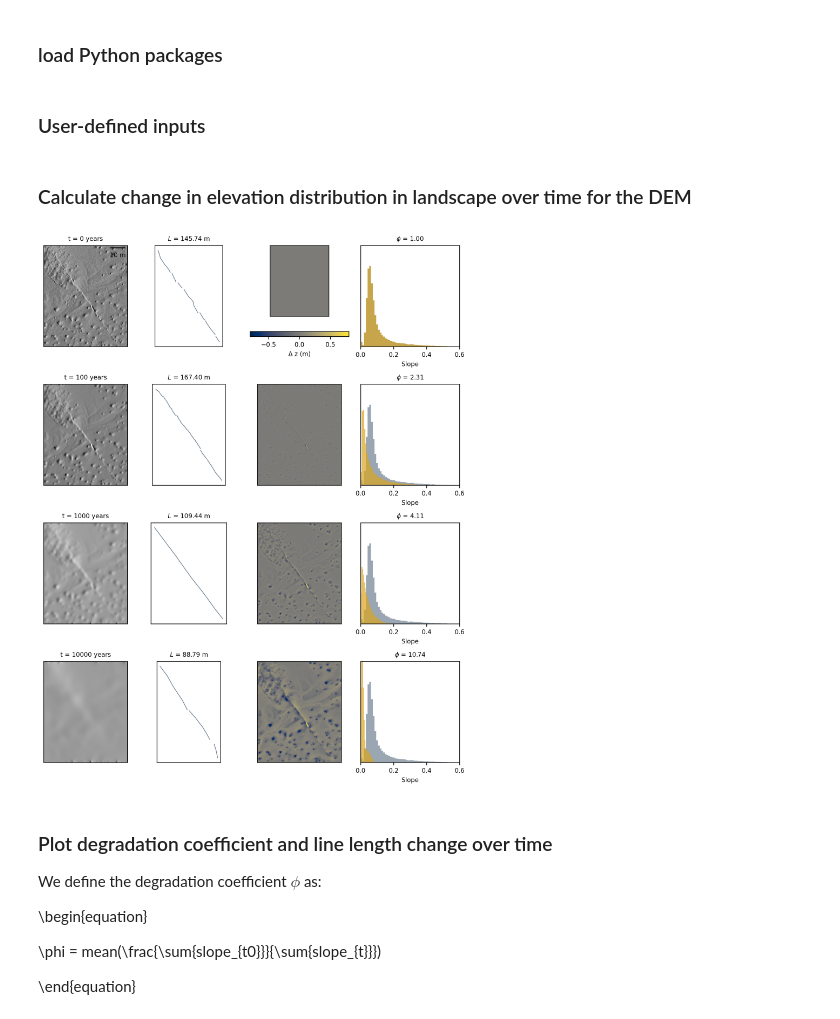
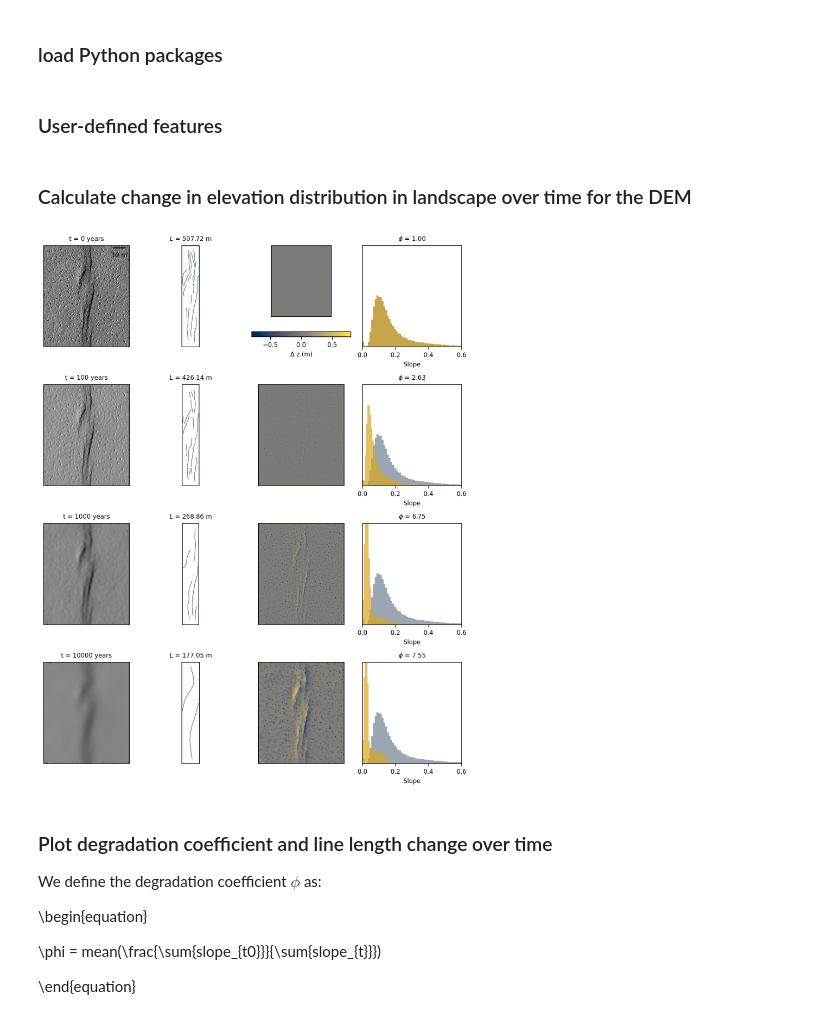
Before and after one commit to absrp/landscape_evolution_PFDHA, a Jupyter notebook: information_loss_analysis.ipynb, the cells around one changed output. Drawn from its saved outputs; the diff is of its cells as text; code cells hidden in the pictures.

Commit message:
fixed bug in sorting shapefile order

```diff
--- a/information_loss_analysis.ipynb
+++ b/information_loss_analysis.ipynb
@@ -24,15 +24,18 @@ from matplotlib_scalebar.scalebar import ScaleBar
 import matplotlib as mpl
 mpl.rcParams['font.size'] = 8
 # %% [markdown]
-### User-defined inputs
+### User-defined features
 # %%
 n_iter = np.array([0,2,20,200]) # number of iterations (total_time = n_iter * dt) at which to produce output, default dt=5 years
-DEM_name = 'DEMs/rc_7_7_4_90.asc' # set name of your DEM here
-txtname = 'test.pdf' # figure name
-shapefile_dir = 'Shapefiles/774_scarp_shps/'
-files = os.listdir(shapefile_dir)
-shapefiles = [file for file in files if file.endswith(".shp")]
-epsg_code =  32611
+
+# input files and info
+DEM_name = 'DEMs/rc_7_8_8_374.asc' # set name of your DEM here
+shapefile_dir = 'Shps/RC788/' #shapefile directory
+epsg_code =  32611 # Ridgecrest UTM 11N
+
+# set output figure names
+txtname = 'Figures/RC788_summary.pdf' # summary figure name
+deg_coeff_fig = 'Figures/RC788_deg_coeff_L.pdf'# degradation coefficient and length evolution figure name
 # %% [markdown]
 ### Calculate change in elevation distribution in landscape over time for the DEM
 # %%
@@ -44,6 +47,8 @@ fig, ax = plt.subplots(
 )
 
 # sort shapefiles in order for plotting later
+files = os.listdir(shapefile_dir)
+shapefiles = [file for file in files if file.endswith(".shp")] # make list of shapefiles
 shapefiles_sorted = sorted(shapefiles, key=lambda x: int(x.split("_")[1].split(".")[0]))
 line_length = [] # for later plot
 
@@ -107,7 +112,7 @@ for p in range(max(n_iter)+1):
         ax[plot_counter,3].set_yticks([])
         ax[plot_counter,3].set_ylim([0,12000])
 
-        shapefile_to_load = shapefile_dir + shapefiles[plot_counter]
+        shapefile_to_load = shapefile_dir + shapefiles_sorted[plot_counter]
         gdf = gpd.read_file(shapefile_to_load)
         gdf = gdf.to_crs(epsg=epsg_code)
         gdf.plot(ax=ax[plot_counter, 1],linewidth=0.8, color='slategrey')
@@ -115,6 +120,7 @@ for p in range(max(n_iter)+1):
         ax[plot_counter,1].set_yticks([])
         ax[plot_counter,1].set_xlabel('')
         ax[plot_counter,1].set_xticks([])
+        ax[plot_counter,1].set_aspect('equal')
         gdf['length'] = gdf.geometry.length
         total_length = gdf.geometry.length.sum()
         ax[plot_counter,1].set_title(r"$L$ = {:.2f} m".format(total_length),fontsize=8)
@@ -129,34 +135,34 @@ scalebar = ScaleBar(
     0.5,
     units="m",
     dimension="si-length",
     label=None,
     length_fraction=None,
     height_fraction=None,
     width_fraction=None,
     location=None,
     pad=None,
     border_pad=None,
     sep=None,
     frameon=None,
     color=None,
     box_color=None,
     box_alpha=0,
     scale_loc=None,
     label_loc=None,
     font_properties=None,
     label_formatter=None,
     scale_formatter=None,
     fixed_value=None,
     fixed_units=None,
     animated=False,
     rotation=None,
 )
 ax[0,0].add_artist(scalebar)
 plt.subplots_adjust(left=0.05, right=1, bottom=0.05, top=0.95, wspace=0.3, hspace=0.3)
 plt.tight_layout()
 plt.savefig(txtname)
 # %% [output]
-[figure, old version]
+[figure, new version]
 # %% [markdown]
 ### Plot degradation coefficient and line length change over time
 
```
Also changed, not shown: parts of 1 cell of this notebook.
